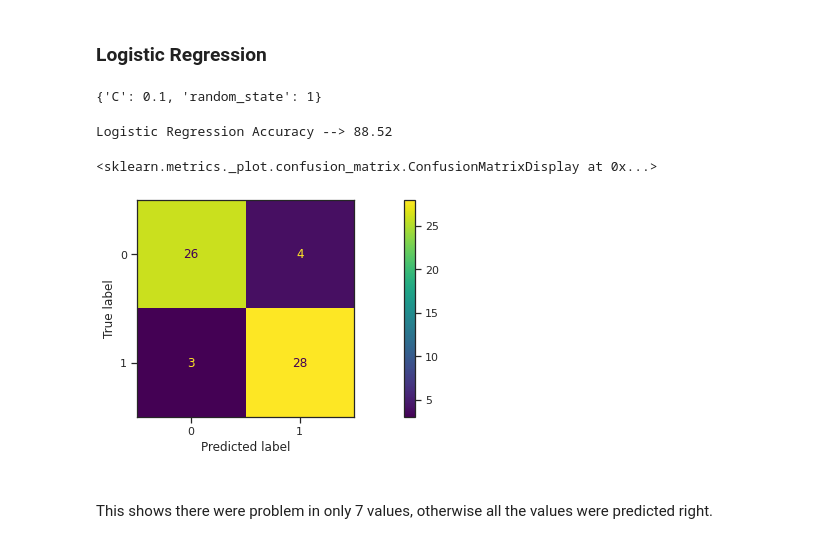
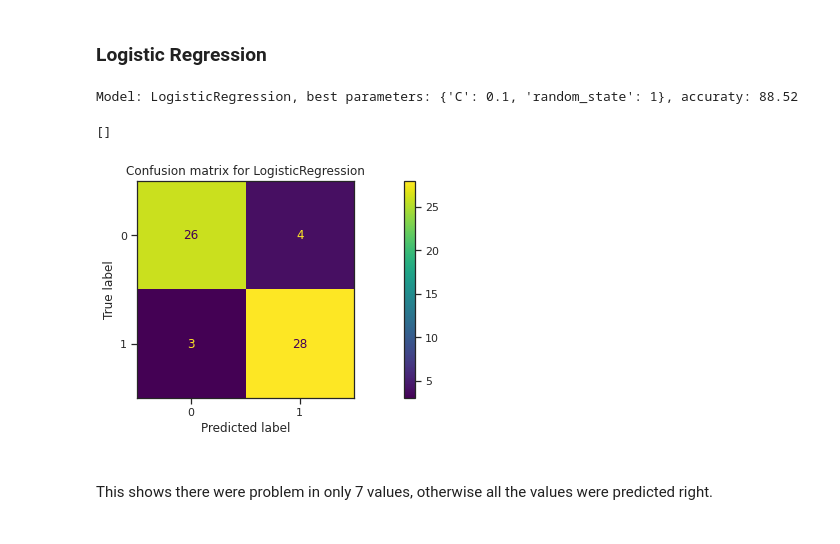
Before and after one commit to made-ml-in-prod-2021/andyst75, a Jupyter notebook: ml_project/notebooks/EDA.ipynb, the cells around one changed output. Saved outputs shown, nothing was run; the diff lists cells and outputs as text; code cells hidden in the pictures.

```diff
--- a/ml_project/notebooks/EDA.ipynb
+++ b/ml_project/notebooks/EDA.ipynb
@@ -7,7 +7,8 @@ import matplotlib.pyplot as plt
 import pandas.io.formats.style as style
 import seaborn as sns
 
-from utils import build_heatmap_analysis, COLUMNS_NEW_DESC, NUM_COLUMNS, CAT_COLUMNS, TARGET_COLUMN
+from utils import build_heatmap_analysis, search_best_parameters, build_model
+from utils import COLUMNS_NEW_DESC, NUM_COLUMNS, CAT_COLUMNS, TARGET_COLUMN
 
 %reload_ext autoreload
 %autoreload 1
@@ -19,7 +20,7 @@ DATA_PATH = '../data/raw'
 DATA_FILENAME = 'heart.csv'
 
 SEED = 5
-RANDOM_STATES = [1, 2, 3, 4, 5, 7, 42, 111, 123, 1111, 1234, 1975, 2001, 2005, 2021]
+RANDOM_STATES = [1, 2, 3, 4, 5, 42, 111]
 # %%
 %%html
 <style>
@@ -513,6 +516,9 @@ from sklearn import metrics
 # %%
 # prepare train/test dataset
-x_train_df, x_test_df, y_train, y_test = train_test_split(df.drop(TARGET_COLUMN, axis=1), df[TARGET_COLUMN].values, test_size = 0.20, random_state = SEED)
+x_train_df, x_test_df, y_train, y_test = train_test_split(df.drop(TARGET_COLUMN, axis=1),
+                                                          df[TARGET_COLUMN].values,
+                                                          test_size = 0.20,
+                                                          random_state = SEED)
 # %%
 print('Categorial columns:', CAT_COLUMNS)
 cat_encoder = OneHotEncoder(handle_unknown = 'ignore', sparse = False)
@@ -547,29 +555,24 @@ FOLDS = 5
 ### Logistic Regression
 # %%
 C = [0.01, 0.1, 1, 2, 5, 10, 20]
-
-Log = LogisticRegression()
-
 parameters = {'C': C, 'random_state': RANDOM_STATES}
 
-log_regressor = GridSearchCV(Log, parameters, scoring='neg_mean_squared_error', cv = FOLDS)
-log_regressor.fit(x_train, y_train)
-log_regressor.best_params_
+estimator = LogisticRegression
+
+best_params = search_best_parameters(estimator(), parameters, FOLDS, x_train, y_train)
+model, acc = build_model(estimator(**best_params), x_train, y_train, x_test, y_test)
+accuracy.append(acc)
+
+print(f'Model: {estimator.__name__}, best parameters: {best_params}, accuraty: {acc * 100:.2f}')
 # %% [output]
-{'C': 0.1, 'random_state': 1}
+Model: LogisticRegression, best parameters: {'C': 0.1, 'random_state': 1}, accuraty: 88.52
-# %%
-model1 = LogisticRegression(**log_regressor.best_params_)
-model1.fit(x_train, y_train)
-accuracy1 = model1.score(x_test, y_test)
-accuracy.append(accuracy1)
-print(f'Logistic Regression Accuracy --> {accuracy1 * 100:.2f}')
-# %% [output]
-Logistic Regression Accuracy --> 88.52
-# %%
-metrics.plot_confusion_matrix(model1, x_test, y_test)
-# %% [output]
-<sklearn.metrics._plot.confusion_matrix.ConfusionMatrixDisplay at 0x...>
-[figure, removed]
+# %%
+plot_confusion_matrix(model, x_test, y_test)
+plt.title(f'Confusion matrix for {estimator.__name__}')
+plt.plot()
+# %% [output]
+[]
+[figure, added]
 # %% [markdown]
 &nbsp;
 This shows there were problem in only 7 values, otherwise all the values were predicted right.
```
Also changed, not shown: parts of 24 cells of this notebook, 1 other file.
